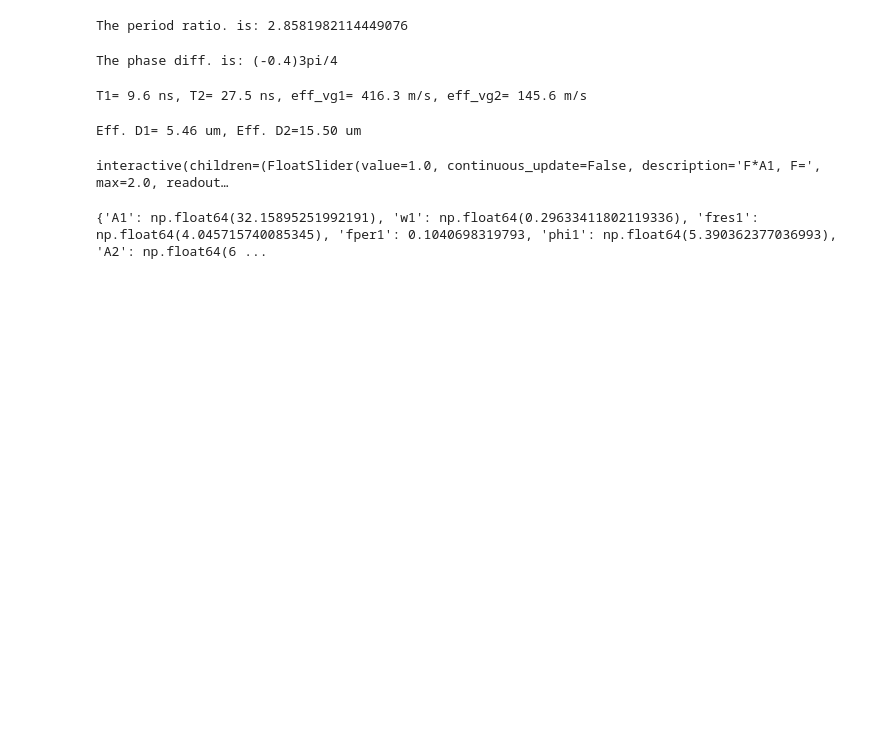
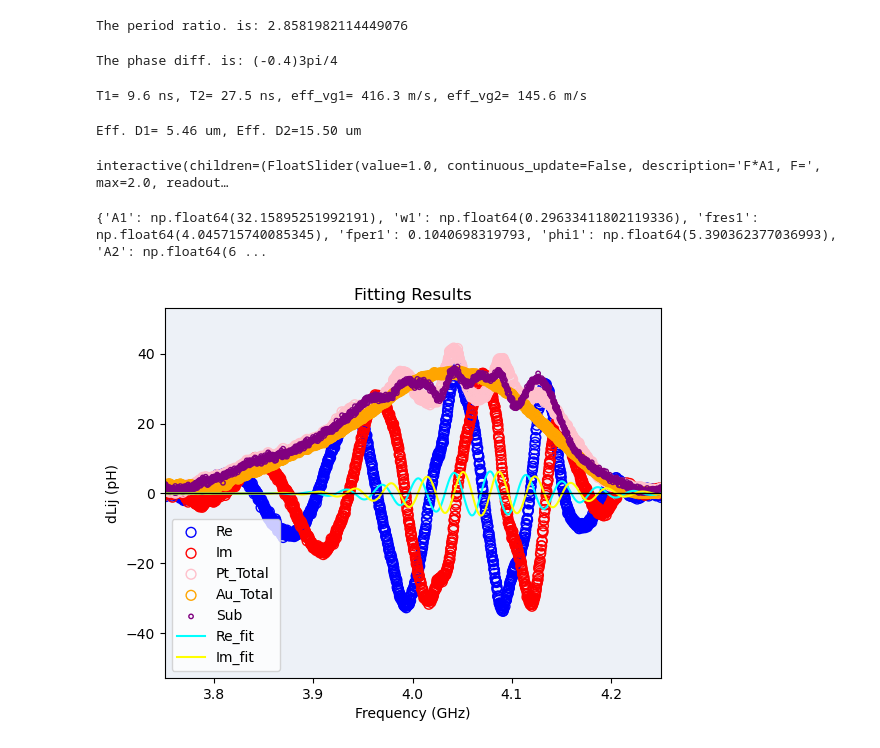
Before and after one commit to FenHarel95/VNA_analysis, a Jupyter notebook: vFZU/Fitting_FMR_lorentzian_vFZU.ipynb, the cells around one changed output. Drawn from its saved outputs; the diff is of its cells as text; code cells hidden in the pictures; blank space fills up the shorter version.

```diff
--- a/vFZU/Fitting_FMR_lorentzian_vFZU.ipynb
+++ b/vFZU/Fitting_FMR_lorentzian_vFZU.ipynb
@@ -68,3 +63,2 @@ sample = "Antennas_Pt_Au_YIG100nm_3"
 # %%
-device1 = "ACV84_23"
-device2 = "PCV84_13"
+geometry = "HinP"
@@ -74,3 +65,4 @@ D_2 = D_1 #um Distance between antennas device2
+# %%
+ref_subtracted = True
 # %%
-ansy1 = Analysis_PSWS(address1, file_name_1, sample, "Konstanz_PSWS", device1, "inP")
-ansy2 = Analysis_PSWS(address2, file_name_2, sample, "Konstanz_PSWS", device2, "inP")
+ansy1 = Analysis_FMR(address1, file_name_1, sample, "FZU_FMR", geometry, ref_subtracted);
@@ -160,7 +190,7 @@ f_array_1 = ansy2.freqs #Select the frequency array
 y_array_re_1, y_array_im_1 = ansy2.dL("21R")[H_index_1], ansy2.dL("21I")[H_index_1] #Select the Re & Im
 
 #Defining fitting object
-model_1 = fits.TwoComplexGaussianSimple()
+model_1 = models.TwoComplexGaussianSimple()
 fitter_1 = fits.ComplexFitter(ini_vals_1, f_min_1, f_max_1,
     f_array_1, y_array_re_1, y_array_im_1, model_1)
 fitter_1.fix( fres1= 4.05, fres2=4.06, fper1= 0.1040698319793, fper2=0.0367)#fres1= 4.0336, fres2=4.08, fper1= 0.0737,  fper2=0.0367) # fper1= 0.0737,  fper2=0.0367,
@@ -227,39 +257,41 @@ print(mod_params_1)
 # %% [output]
 {'A1': np.float64(32.15895251992191), 'w1': np.float64(0.29633411802119336), 'fres1': np.float64(4.045715740085345), 'fper1': 0.1040698319793, 'phi1': np.float64(5.390362377036993), 'A2': np.float64(6 ...
 # %%
-small_comp = fits.ComplexGaussianSimple()
+small_comp = models.ComplexGaussianSimple()
 large_comp_re, large_comp_im = funcs.unconcatenate( small_comp.model(f_array_1, mod_params_1["A1"],mod_params_1["w1"],mod_params_1["fres1"],
                                    mod_params_1["fper1"], mod_params_1["phi2"], 0,0)
                                                   )
 small_comp_re, small_comp_im = funcs.unconcatenate( small_comp.model(f_array_1, mod_params_1["A2"],mod_params_1["w2"],mod_params_1["fres2"],
                                    mod_params_1["fper2"], mod_params_1["phi2"], 0,0)
                                                  )#mod_params_1["re0"], mod_params_1["im0"]
 subs_re = y_array_re_1 - small_comp_re
 subs_im = y_array_im_1 - small_comp_im
 subs_m = np.sqrt(subs_re*subs_re+subs_im*subs_im)
 y_array_m = np.sqrt(y_array_re_1*y_array_re_1+y_array_im_1*y_array_im_1)
 Au_m = np.sqrt(y_array_re*y_array_re+y_array_im*y_array_im)
 
 #plt.scatter(f_array_1, y_array_re_1, s=50, facecolors='none', edgecolors='blue', label="Re")
 #plt.scatter(f_array_1, y_array_im_1, s=50, facecolors='none', edgecolors='red', label="Im")
 plt.scatter(f_array_1, subs_re, s=50, facecolors='none', edgecolors='blue', label="Re")
 plt.scatter(f_array_1, subs_im, s=50, facecolors='none', edgecolors='red', label="Im")
 plt.scatter(f_array_1, y_array_m, s=50, facecolors='none', edgecolors='pink', label="Pt_Total")
 plt.scatter(f_array_1, Au_m, s=50, facecolors='none', edgecolors='orange', label="Au_Total")
 plt.scatter(f_array_1, subs_m, s=10, facecolors='none', edgecolors='purple', label="Sub")
 plt.plot(f_array_1, small_comp_re, 'cyan', label="Re_fit")
 plt.plot(f_array_1, small_comp_im, 'yellow', label="Im_fit")
 
 plt.axhline(0, color='black', linewidth=1)
 plt.gca().set_facecolor('#edf1f7')
 plt.xlim(3.75, 4.25)     # x-axis range
 #plt.ylim(-0.5, 0.5)  # y-axis range
 plt.xlabel("Frequency (GHz)")
 plt.ylabel("dLij (pH)")
 plt.title("Fitting Results")
 
 plt.legend()
 plt.show()
+# %% [output]
+[figure, added]
 # %%
 #initial parameters
 ini_vals_2 = [131.9209, 0.11, 4.0336, 0.105, 4.1086,
```
Also changed, not shown: parts of 19 cells of this notebook.
